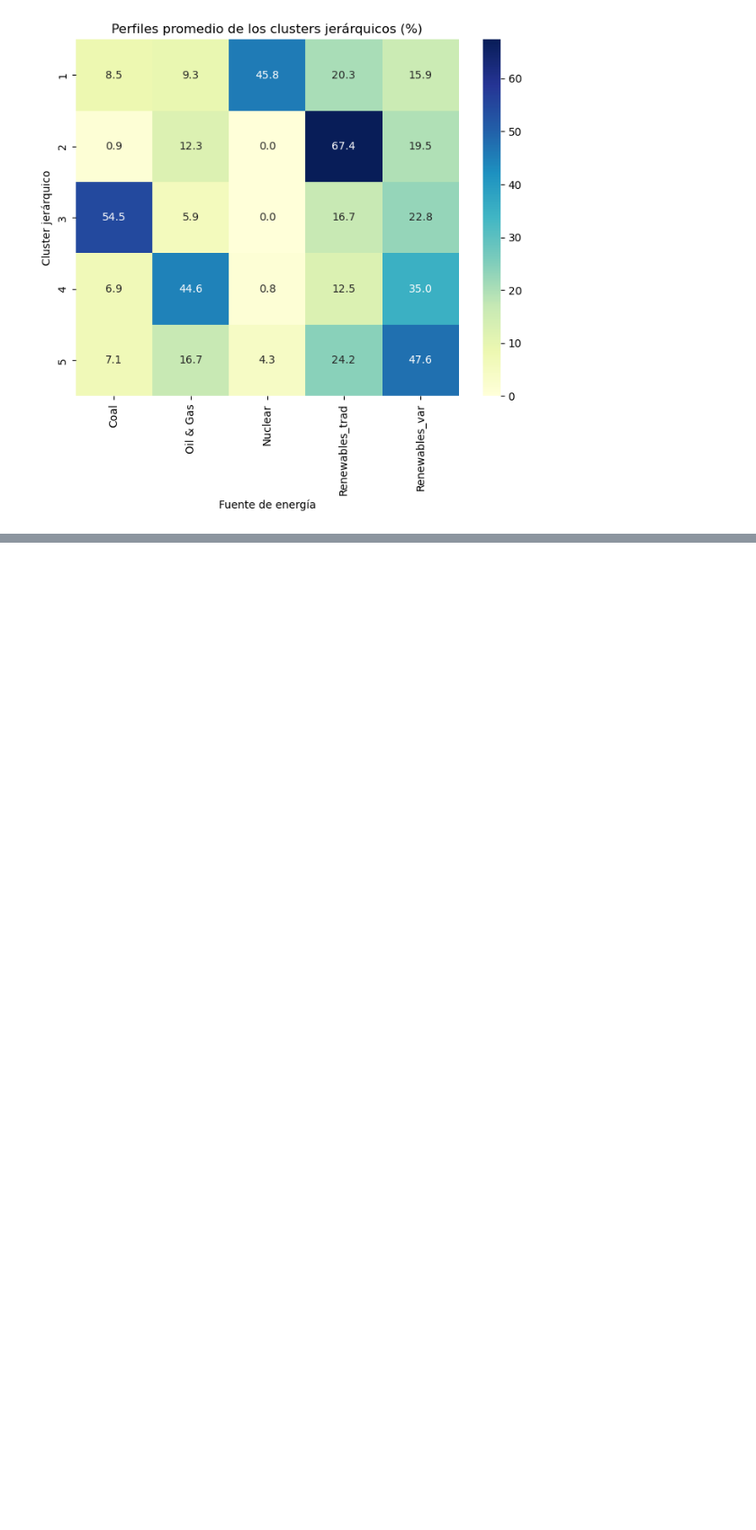
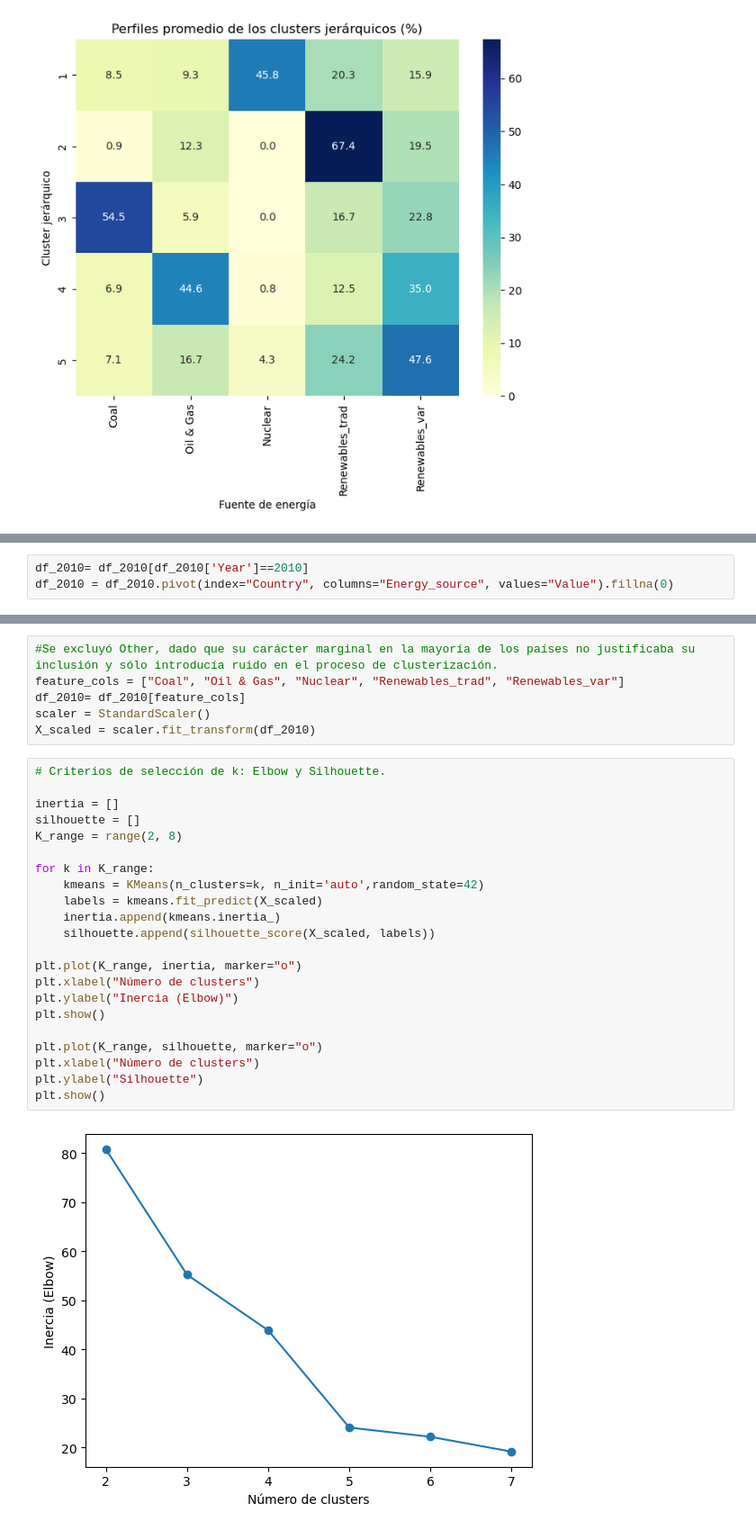
Before and after one commit to Sajerez/Portfolio, a Jupyter notebook: cluster_matriz_energetica_ue/cluster_matriz_electrica.ipynb, the cells around one changed output, grey strips where cells are left out. Shown at 90% size. Saved outputs shown, nothing was run; the diff lists cells and outputs as text; blank space fills up the shorter version.

```diff
--- a/cluster_matriz_energetica_ue/cluster_matriz_electrica.ipynb
+++ b/cluster_matriz_energetica_ue/cluster_matriz_electrica.ipynb
@@ -584,0 +677,3 @@ En conjunto, el análisis muestra que los sistemas eléctricos europeos se agrup
+# %%
+df_2010= df_2010[df_2010['Year']==2010]
+df_2010 = df_2010.pivot(index="Country", columns="Energy_source", values="Value").fillna(0)
@@ -584,0 +733,30 @@ En conjunto, el análisis muestra que los sistemas eléctricos europeos se agrup
+# %%
+#Se excluyó Other, dado que su carácter marginal en la mayoría de los países no justificaba su inclusión y sólo introducía ruido en el proceso de clusterización.
+feature_cols = ["Coal", "Oil & Gas", "Nuclear", "Renewables_trad", "Renewables_var"]
+df_2010= df_2010[feature_cols]
+scaler = StandardScaler()
+X_scaled = scaler.fit_transform(df_2010)
+# %%
+# Criterios de selección de k: Elbow y Silhouette.
+
+inertia = []
+silhouette = []
+K_range = range(2, 8)
+
+for k in K_range:
+    kmeans = KMeans(n_clusters=k, n_init='auto',random_state=42)
+    labels = kmeans.fit_predict(X_scaled)
+    inertia.append(kmeans.inertia_)
+    silhouette.append(silhouette_score(X_scaled, labels))
+
+plt.plot(K_range, inertia, marker="o")
+plt.xlabel("Número de clusters")
+plt.ylabel("Inercia (Elbow)")
+plt.show()
+
+plt.plot(K_range, silhouette, marker="o")
+plt.xlabel("Número de clusters")
+plt.ylabel("Silhouette")
+plt.show()
+# %% [output]
+[figure, added]
```
Also changed, not shown: parts of 24 cells of this notebook, 1 other file.
